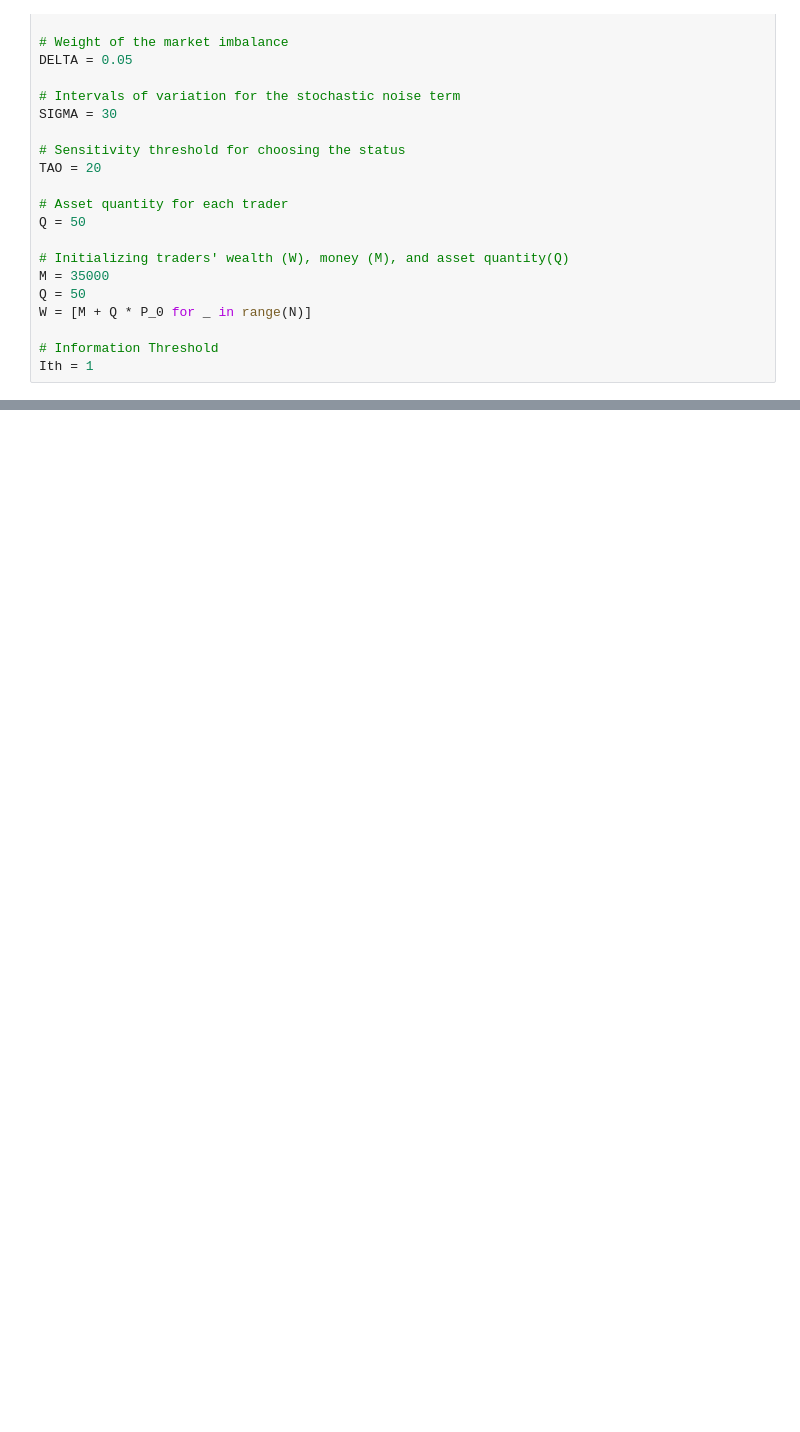
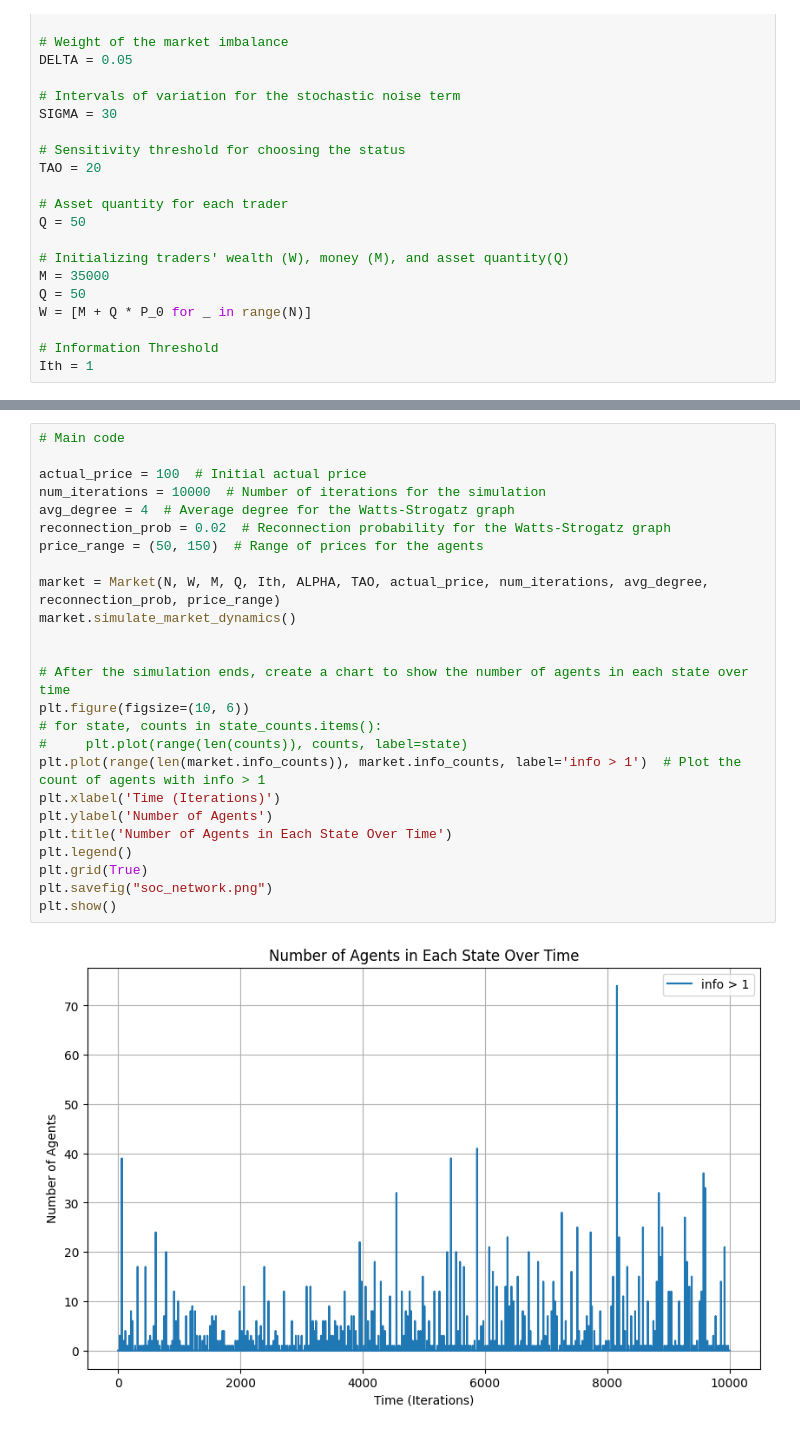
Before and after one commit to SuperAileen/CCS-2024-Group20, a Jupyter notebook: soc_network.ipynb, the cells around one changed output, grey strips where cells are left out. Drawn from its saved outputs; the diff is of its cells as text; blank space fills up the shorter version.

```diff
--- a/soc_network.ipynb
+++ b/soc_network.ipynb
@@ -56,0 +166,27 @@ Ith = 1
+# %%
+# Main code
+
+actual_price = 100  # Initial actual price
+num_iterations = 10000  # Number of iterations for the simulation
+avg_degree = 4  # Average degree for the Watts-Strogatz graph
+reconnection_prob = 0.02  # Reconnection probability for the Watts-Strogatz graph
+price_range = (50, 150)  # Range of prices for the agents
+
+market = Market(N, W, M, Q, Ith, ALPHA, TAO, actual_price, num_iterations, avg_degree, reconnection_prob, price_range)
+market.simulate_market_dynamics()
+
+
+# After the simulation ends, create a chart to show the number of agents in each state over time
+plt.figure(figsize=(10, 6))
+# for state, counts in state_counts.items():
+#     plt.plot(range(len(counts)), counts, label=state)
+plt.plot(range(len(market.info_counts)), market.info_counts, label='info > 1')  # Plot the count of agents with info > 1
+plt.xlabel('Time (Iterations)')
+plt.ylabel('Number of Agents')
+plt.title('Number of Agents in Each State Over Time')
+plt.legend()
+plt.grid(True)
+plt.savefig("soc_network.png")
+plt.show()
+# %% [output]
+[figure, added]
```
Also changed, not shown: parts of 5 cells of this notebook.
